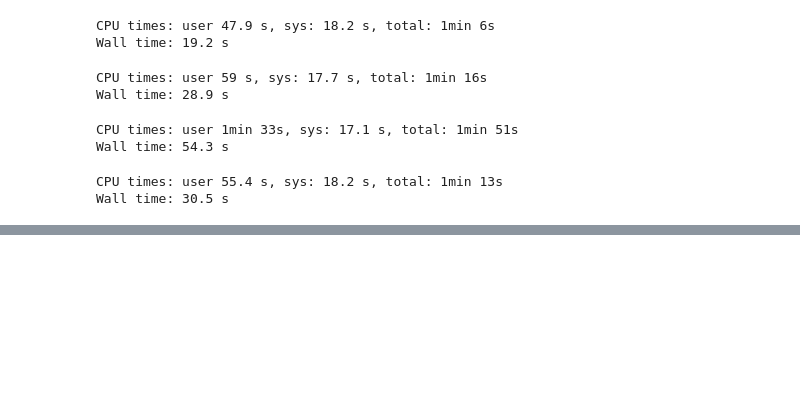
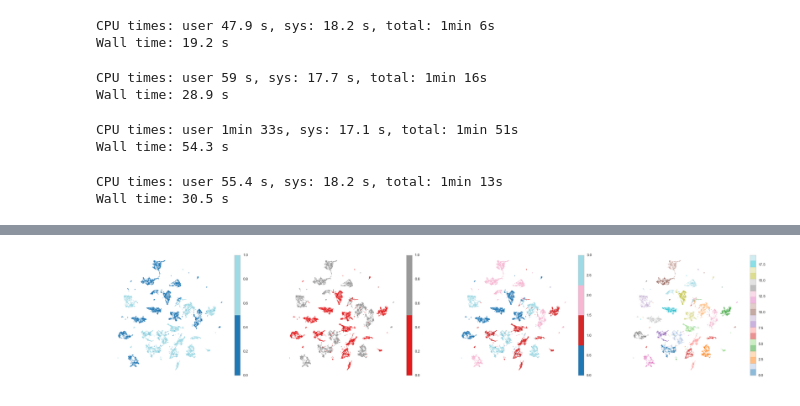
Before and after one commit to tmoerman/alois, a Jupyter notebook: notebooks/05.1_umap_spot_embedding.ipynb, the cells around one changed output, grey strips where cells are left out. Cells and saved outputs as stored; diff of their text form; code cells hidden in the pictures; blank space fills up the shorter version.

```diff
--- a/notebooks/05.1_umap_spot_embedding.ipynb
+++ b/notebooks/05.1_umap_spot_embedding.ipynb
@@ -201,3 +270,7 @@ plot_embedding(umap_lev_25_minkowski)
+# %%
+plot_embedding(umap_lev_100_minkowski)
+# %% [output]
+[figure, added]
 # %%
 plot_embedding(umap_lev_500_minkowski)
 # %% [output]
```
Also changed, not shown: parts of 18 cells of this notebook.
